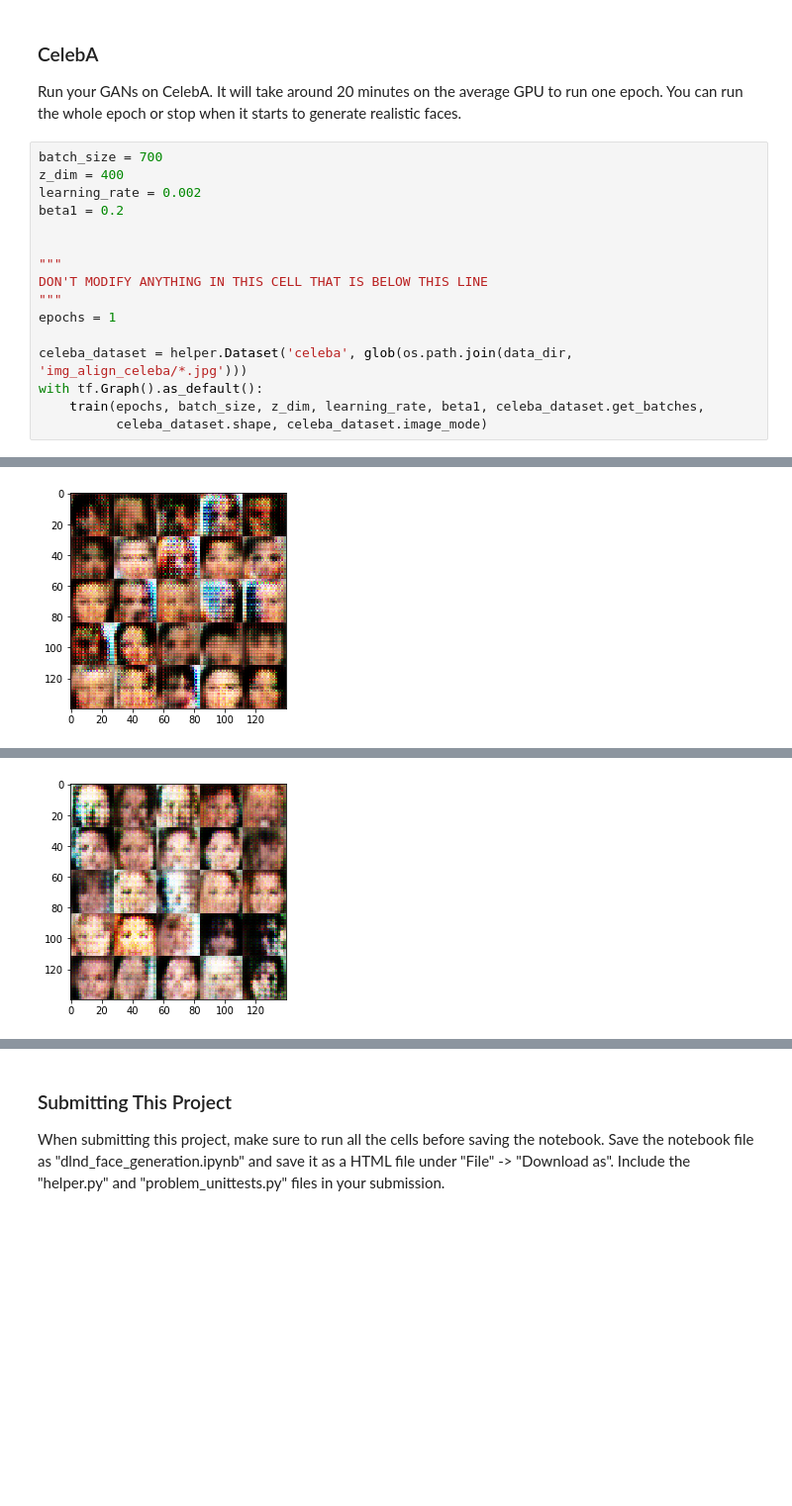
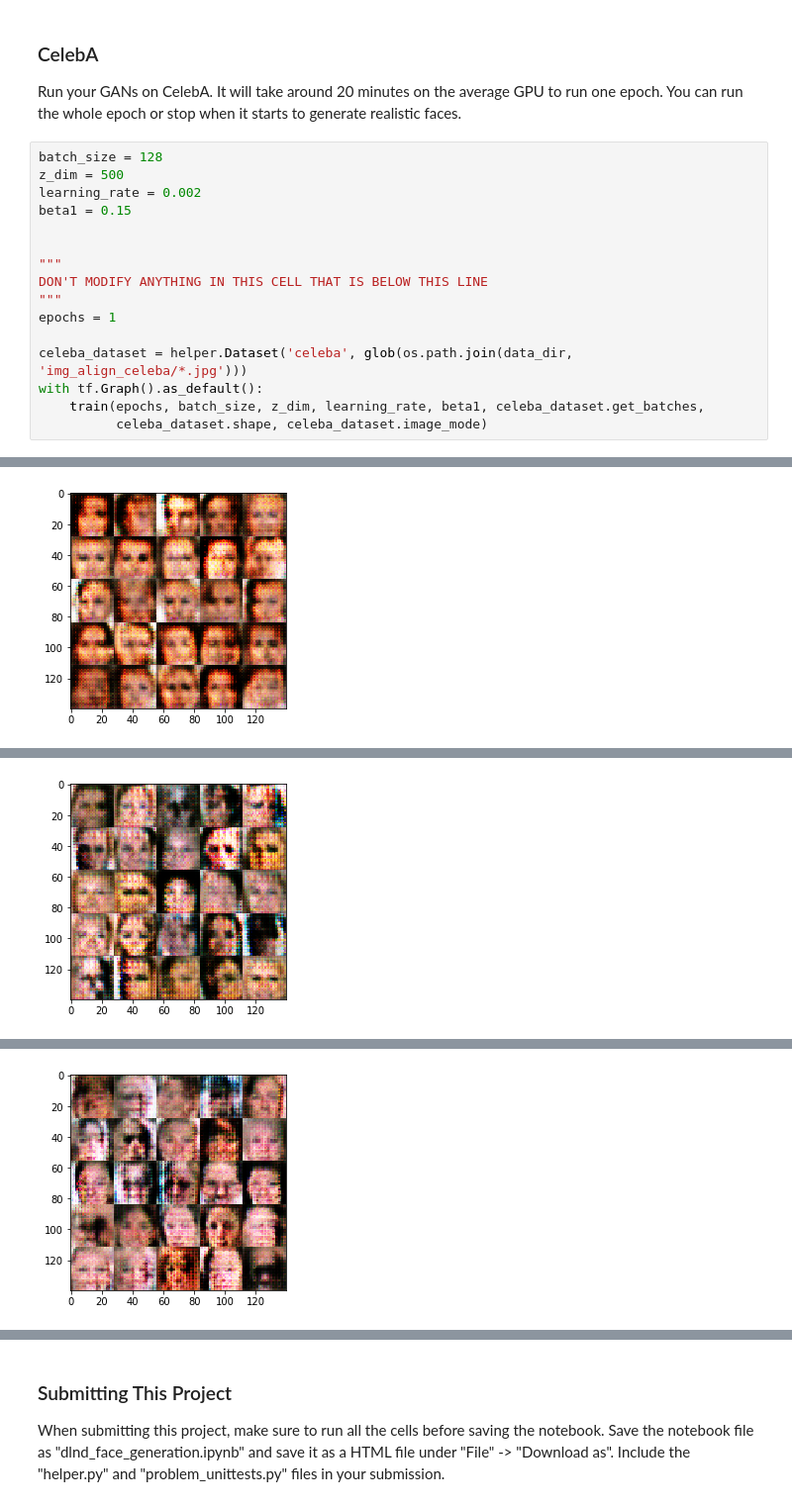
Before and after one commit to chanwooyang/Udacity-Deep-Learning, a Jupyter notebook: Project5_Face_Generation/dlnd_face_generation.ipynb, the cells around one changed output, grey strips where cells are left out. Shown at 99% size. Cells and saved outputs as stored; diff of their text form; blank space fills up the shorter version.

```diff
--- a/Project5_Face_Generation/dlnd_face_generation.ipynb
+++ b/Project5_Face_Generation/dlnd_face_generation.ipynb
@@ -465,10 +505,10 @@ Epoch 2/2... Discriminator Loss: 1.2900... Generator Loss: 0.5979...
 ### CelebA
 Run your GANs on CelebA.  It will take around 20 minutes on the average GPU to run one epoch.  You can run the whole epoch or stop when it starts to generate realistic faces.
 # %%
-batch_size = 700
-z_dim = 400
+batch_size = 128
+z_dim = 500
 learning_rate = 0.002
-beta1 = 0.2
+beta1 = 0.15
 
 
 """
@@ -505 +545 @@ Epoch 1/1... Discriminator Loss: 1.3863... Generator Loss: 0.9532...
-[figure, old version]
+[figure, new version]
@@ -514 +556 @@ Epoch 1/1... Discriminator Loss: 1.3180... Generator Loss: 0.6283...
-[figure, old version]
+[figure, new version]
@@ -514,0 +567 @@ Epoch 1/1... Discriminator Loss: 1.3180... Generator Loss: 0.6283...
+[figure, added]
```
Also changed, not shown: parts of 2 cells of this notebook, 3 other files.
